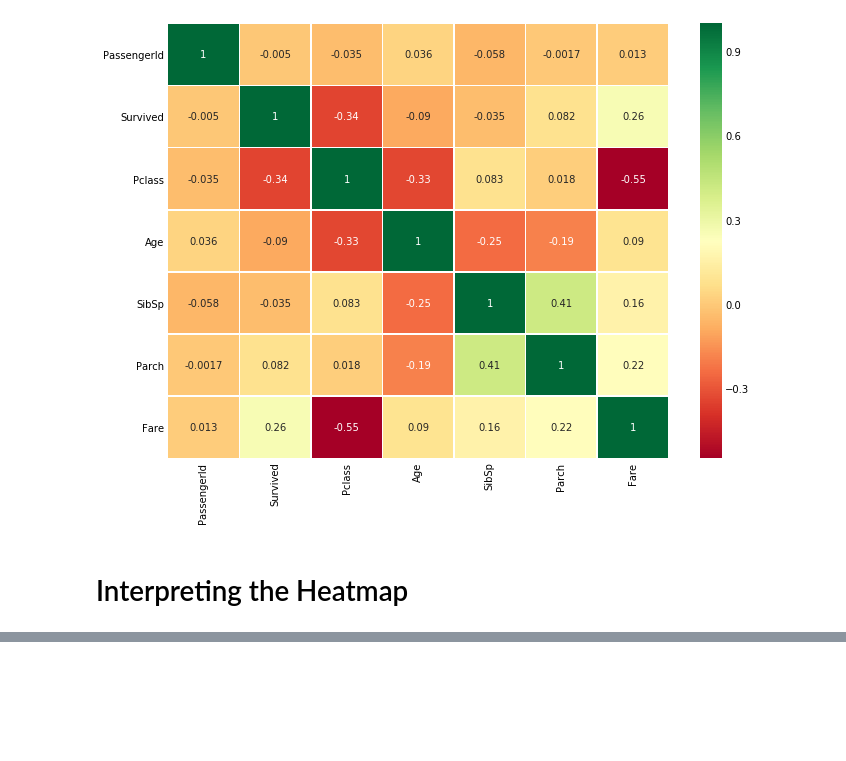
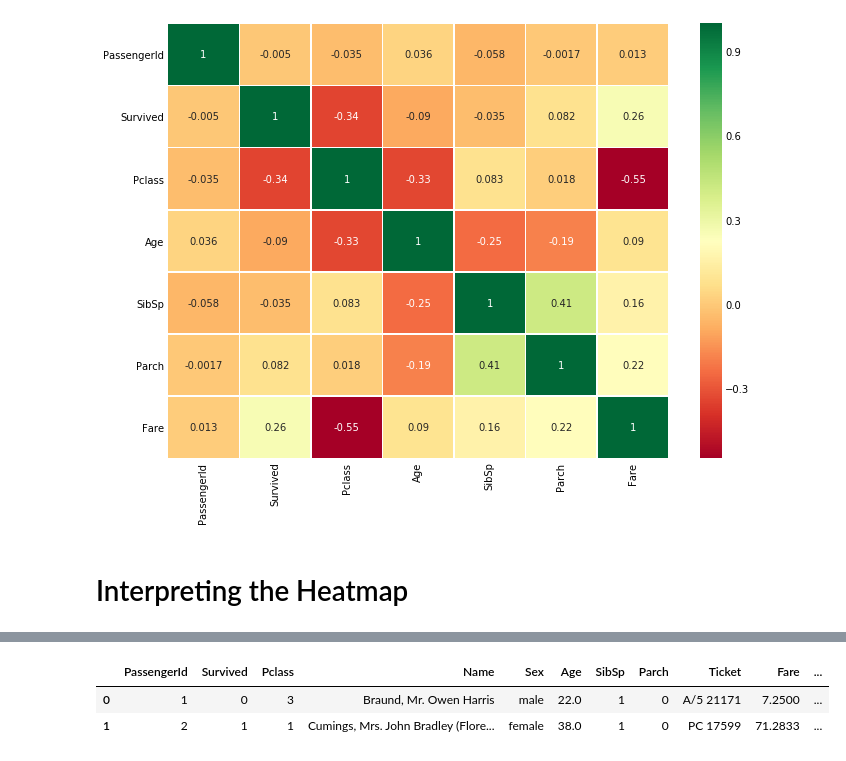
Before and after one commit to JunaidAsghar/Titanic-ML, a Jupyter notebook: Titanic.ipynb, the cells around one changed output, grey strips where cells are left out. Saved outputs shown, nothing was run; the diff lists cells and outputs as text; code cells hidden in the pictures; blank space fills up the shorter version.

Commit message:
age_band bins

```diff
--- a/Titanic.ipynb
+++ b/Titanic.ipynb
@@ -398,0 +407,12 @@ plt.show()
+# %%
+data['Age_band']=0
+data.loc[data['Age']<=16, 'Age_band'] = 0
+data.loc[(data['Age']>16)&(data['Age']<=32),'Age_band']=1
+data.loc[(data['Age']>32)&(data['Age']<=48),'Age_band']=2
+data.loc[(data['Age']>48)&(data['Age']<=64),'Age_band']=3
+data.loc[data['Age']>64,'Age_band']=4
+data.head(2)
+# %% [output]
+|  | PassengerId | Survived | Pclass | Name | Sex | Age | SibSp | Parch | Ticket | Fare | ... |
+| 0 | 1 | 0 | 3 | Braund, Mr. Owen Harris | male | 22.0 | 1 | 0 | A/5 21171 | 7.2500 | ... |
+| 1 | 2 | 1 | 1 | Cumings, Mrs. John Bradley (Flore... | female | 38.0 | 1 | 0 | PC 17599 | 71.2833 | ... |
```
Also changed, not shown: parts of 6 cells of this notebook.
